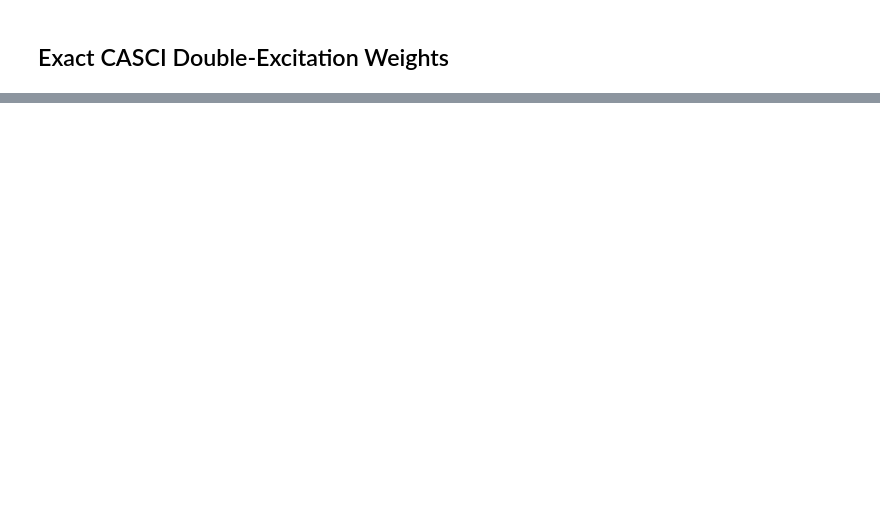
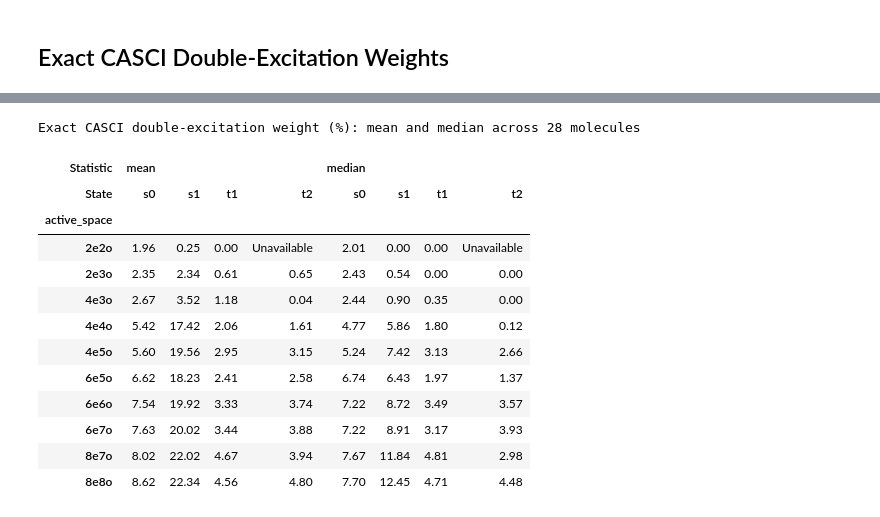
Before and after one commit to naythanyeo/qse-practical-analysis, a Jupyter notebook: notebooks/06_molecular_orbitals.ipynb, the cells around one changed output, grey strips where cells are left out. Drawn from its saved outputs; the diff is of its cells as text; code cells hidden in the pictures; blank space fills up the shorter version.

Commit message:
Update projection definition, add in numerical support for active space claims

```diff
--- a/notebooks/06_molecular_orbitals.ipynb
+++ b/notebooks/06_molecular_orbitals.ipynb
@@ -242,3 +245,33 @@ save_figure(
 show_scrollable_figs([low_state_double_weight_figure])
 # %% [output]
 [interactive output not drawn]
+# %%
+# Mean and median exact double-excitation weights across the 28 molecules.
+summary_states = ["s0", "s1", "t1", "t2"]
+summary_active_spaces = sorted(df_low_state_double_weights["active_space"].unique(), key=parse_active_space)
+df_double_weight_summary = (
+    df_low_state_double_weights[df_low_state_double_weights["state"].isin(summary_states)]
+    .groupby(["active_space", "state"])["doubles"]
+    .agg(["mean", "median"]).unstack("state")
+    .reindex(index=summary_active_spaces, columns=pd.MultiIndex.from_product(
+        [["mean", "median"], summary_states], names=["Statistic", "State"]
+    ))
+)
+display(df_double_weight_summary.style.format("{:.2f}", na_rep="Unavailable").set_caption(
+    "Exact CASCI double-excitation weight (%): mean and median across 28 molecules"
+))
+# %% [output]
+Exact CASCI double-excitation weight (%): mean and median across 28 molecules
+| Statistic | mean |  |  |  | median |  |  |  |
+| State | s0 | s1 | t1 | t2 | s0 | s1 | t1 | t2 |
+| active_space |  |  |  |  |  |  |  |  |
+| 2e2o | 1.96 | 0.25 | 0.00 | Unavailable | 2.01 | 0.00 | 0.00 | Unavailable |
+| 2e3o | 2.35 | 2.34 | 0.61 | 0.65 | 2.43 | 0.54 | 0.00 | 0.00 |
+| 4e3o | 2.67 | 3.52 | 1.18 | 0.04 | 2.44 | 0.90 | 0.35 | 0.00 |
+| 4e4o | 5.42 | 17.42 | 2.06 | 1.61 | 4.77 | 5.86 | 1.80 | 0.12 |
+| 4e5o | 5.60 | 19.56 | 2.95 | 3.15 | 5.24 | 7.42 | 3.13 | 2.66 |
+| 6e5o | 6.62 | 18.23 | 2.41 | 2.58 | 6.74 | 6.43 | 1.97 | 1.37 |
+| 6e6o | 7.54 | 19.92 | 3.33 | 3.74 | 7.22 | 8.72 | 3.49 | 3.57 |
+| 6e7o | 7.63 | 20.02 | 3.44 | 3.88 | 7.22 | 8.91 | 3.17 | 3.93 |
+| 8e7o | 8.02 | 22.02 | 4.67 | 3.94 | 7.67 | 11.84 | 4.81 | 2.98 |
+| 8e8o | 8.62 | 22.34 | 4.56 | 4.80 | 7.70 | 12.45 | 4.71 | 4.48 |
```
Also changed, not shown: parts of 4 cells of this notebook, 2 other files.
